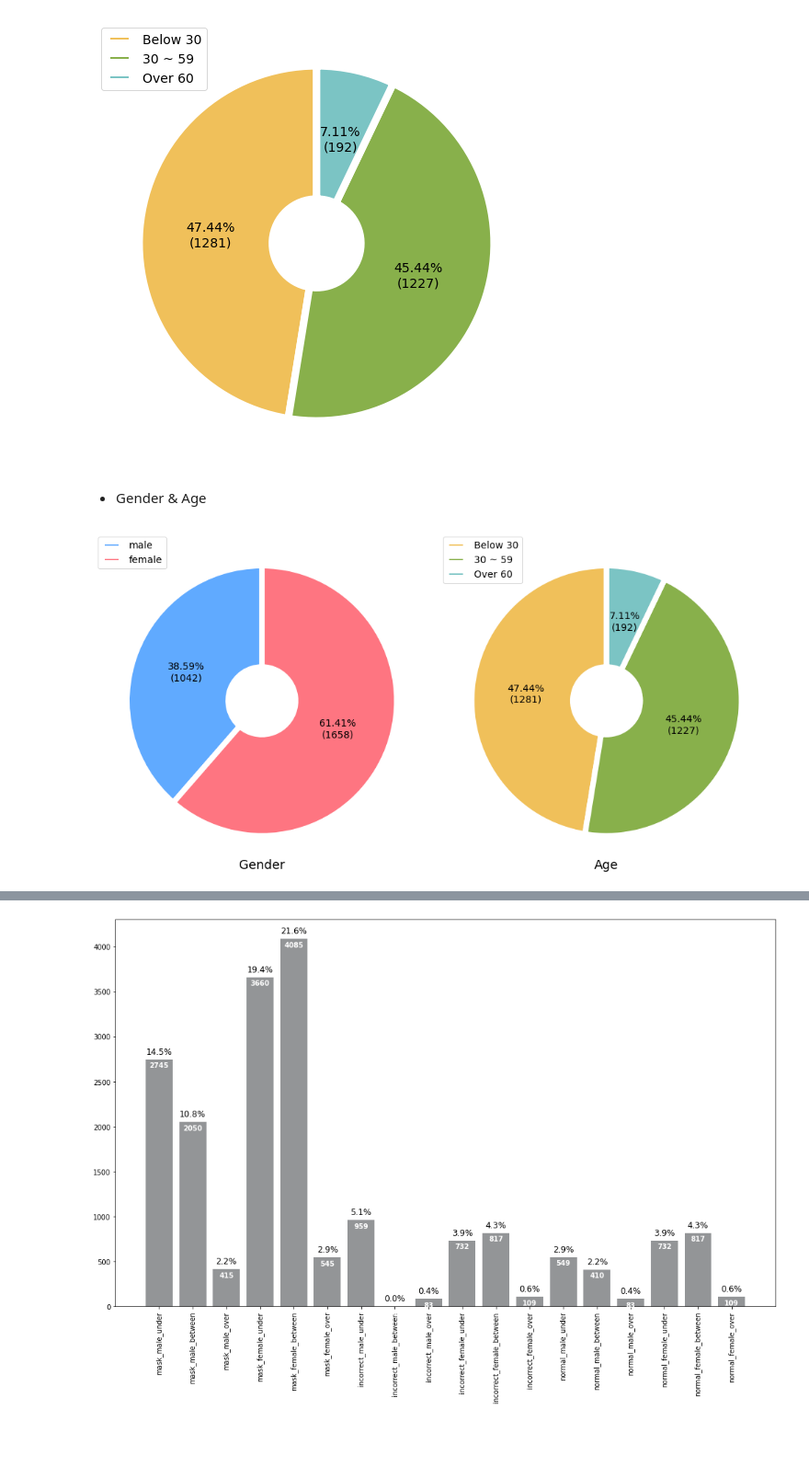
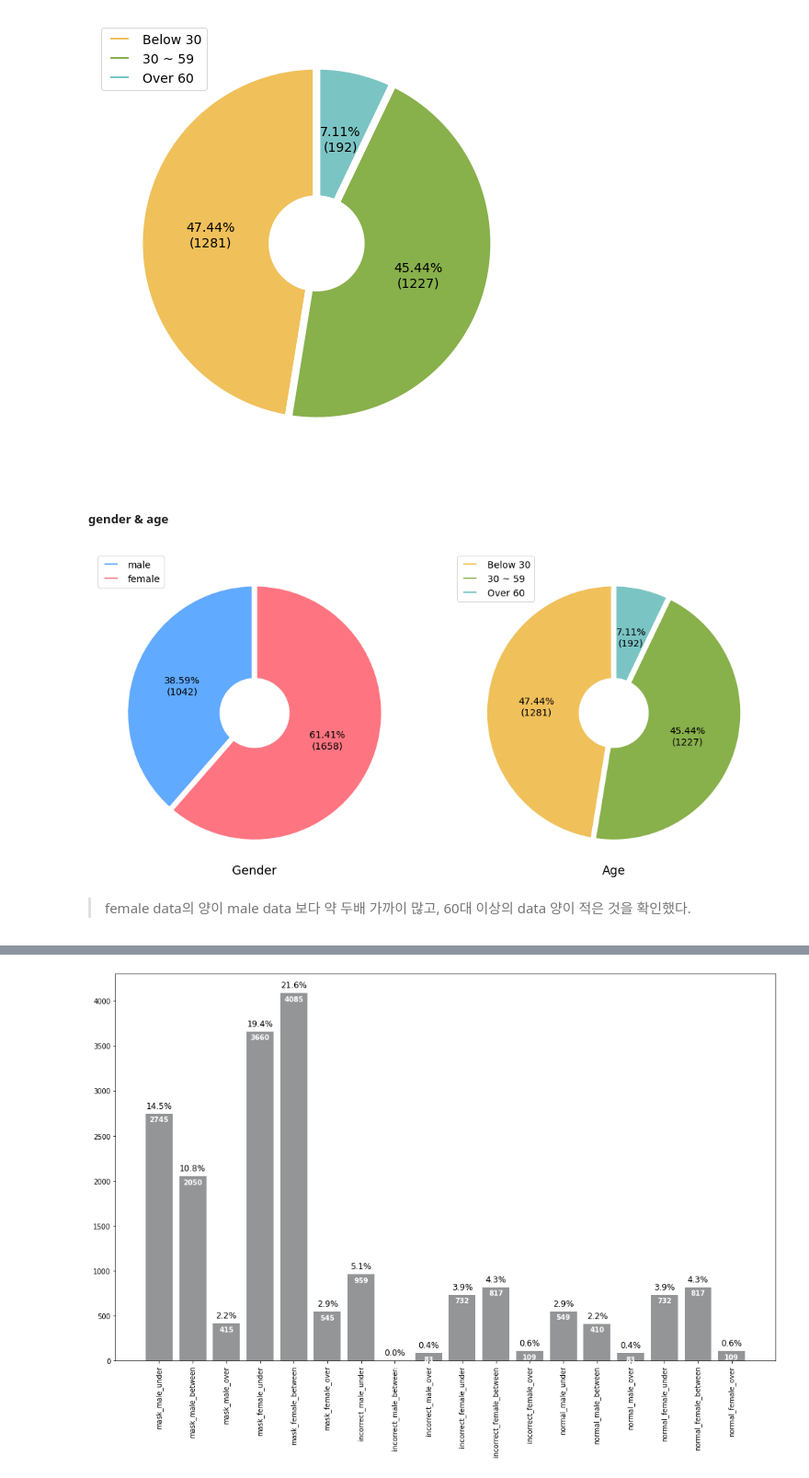
Before and after one commit to boostcampaitech4cv2/level1_imageclassification_cv-level1-cv-09, a Jupyter notebook: EDA.ipynb, the cells around one changed output, grey strips where cells are left out. Shown at 92% size. Cells and saved outputs as stored; diff of their text form; code cells hidden in the pictures; blank space fills up the shorter version.

```diff
--- a/EDA.ipynb
+++ b/EDA.ipynb
@@ -123,32 +123,34 @@ plt.show()
 # %% [output]
 [figure]
 # %% [markdown]
-* Gender & Age
+##### gender & age
 # %%
-fig, axes = plt.subplots(1, 2, figsize=(14, 28))
+fig, axes = plt.subplots(1, 2, figsize=(15, 7))
 
 wedgeprops={'width': 0.75, 'edgecolor': 'w', 'linewidth': 8}
 
 axes[0].set_title("Gender", fontsize = 18, y = -0.01)
 axes[0].pie(values,
             autopct=make_autopct(values),
             textprops={'fontsize': 14},
             startangle=90, colors = colors,
             wedgeprops=wedgeprops)
 axes[0].legend(labels, fontsize= 14, loc = 'upper left')
 
 axes[1].set_title("Age", fontsize = 18, y = -0.01)
 axes[1].pie(values_,
             autopct=make_autopct(values_),
             textprops={'fontsize': 14},
             startangle=90, colors = colors_,
             wedgeprops=wedgeprops)
 axes[1].legend(labels_, fontsize=14, loc = 'upper left')
 
 plt.tight_layout()
 plt.show()
 # %% [output]
-[figure, old version]
+[figure, new version]
+# %% [markdown]
+> female data의 양이 male data 보다 약 두배 가까이 많고, 60대 이상의 data 양이 적은 것을 확인했다.
 # %%
 # gender와 age의 상관관계
 
```
Also changed, not shown: parts of 13 cells of this notebook.
